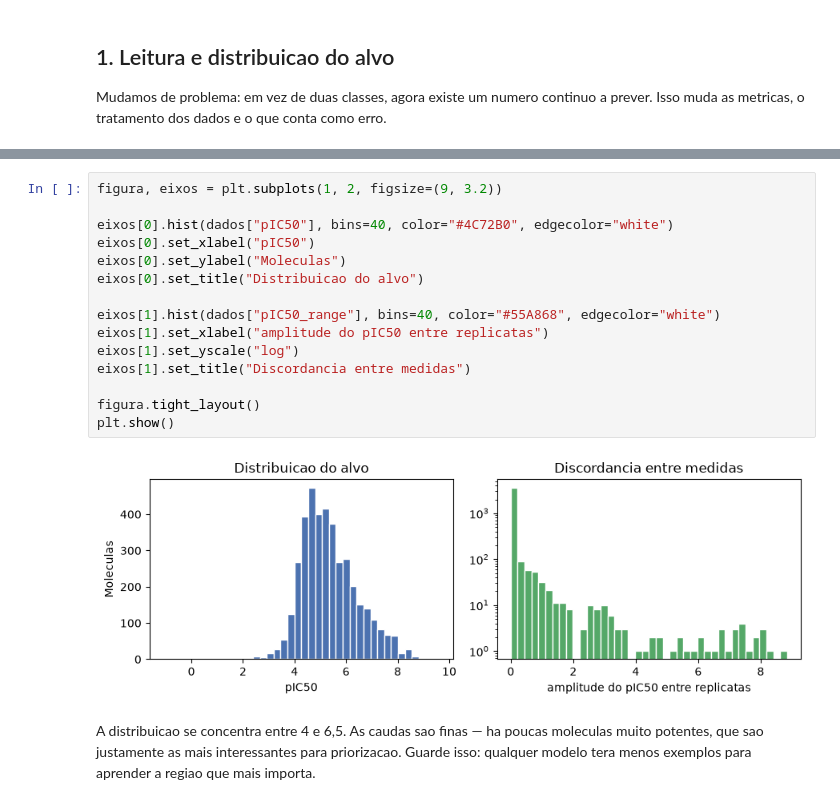
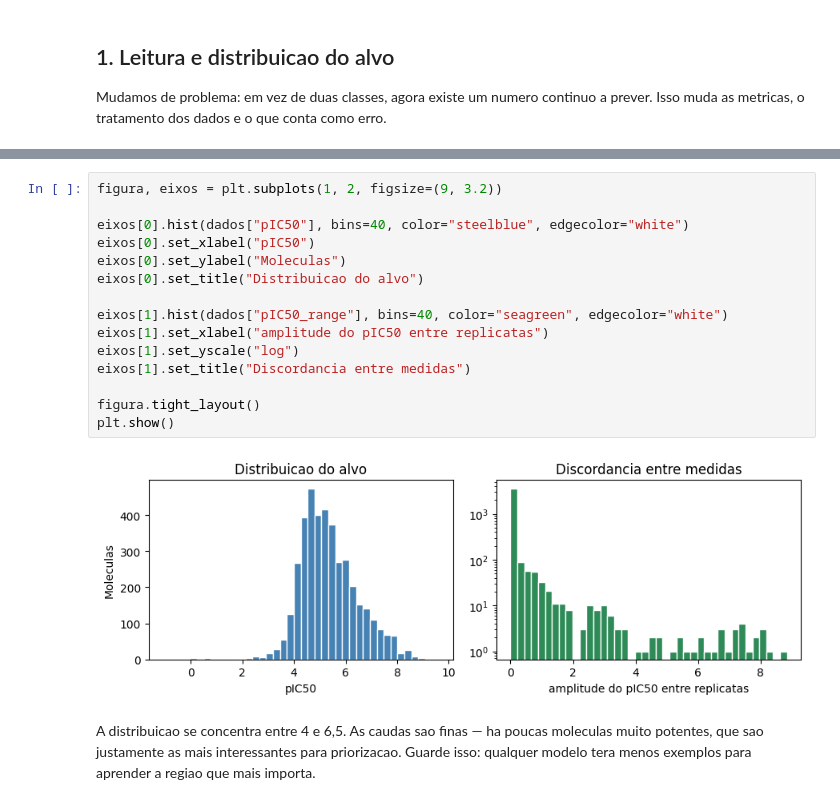
Before and after one commit to Victor-Mag/qsar-ml-tutoriais, a Jupyter notebook: notebooks/03_qsar_regressao_interpretabilidade.ipynb, the cells around one changed output, grey strips where cells are left out. Saved outputs shown, nothing was run; the diff lists cells and outputs as text.

```diff
--- a/notebooks/03_qsar_regressao_interpretabilidade.ipynb
+++ b/notebooks/03_qsar_regressao_interpretabilidade.ipynb
@@ -115,20 +115,20 @@ max         9.62
 # %%
 figura, eixos = plt.subplots(1, 2, figsize=(9, 3.2))
 
-eixos[0].hist(dados["pIC50"], bins=40, color="#4C72B0", edgecolor="white")
+eixos[0].hist(dados["pIC50"], bins=40, color="steelblue", edgecolor="white")
 eixos[0].set_xlabel("pIC50")
 eixos[0].set_ylabel("Moleculas")
 eixos[0].set_title("Distribuicao do alvo")
 
-eixos[1].hist(dados["pIC50_range"], bins=40, color="#55A868", edgecolor="white")
+eixos[1].hist(dados["pIC50_range"], bins=40, color="seagreen", edgecolor="white")
 eixos[1].set_xlabel("amplitude do pIC50 entre replicatas")
 eixos[1].set_yscale("log")
 eixos[1].set_title("Discordancia entre medidas")
 
 figura.tight_layout()
 plt.show()
 # %% [output]
-[figure, old version]
+[figure, new version]
 # %% [markdown]
 A distribuicao se concentra entre 4 e 6,5. As caudas sao finas — ha poucas
 moleculas muito potentes, que sao justamente as mais interessantes para
```
Also changed, not shown: parts of 19 cells of this notebook, 2 other files.
